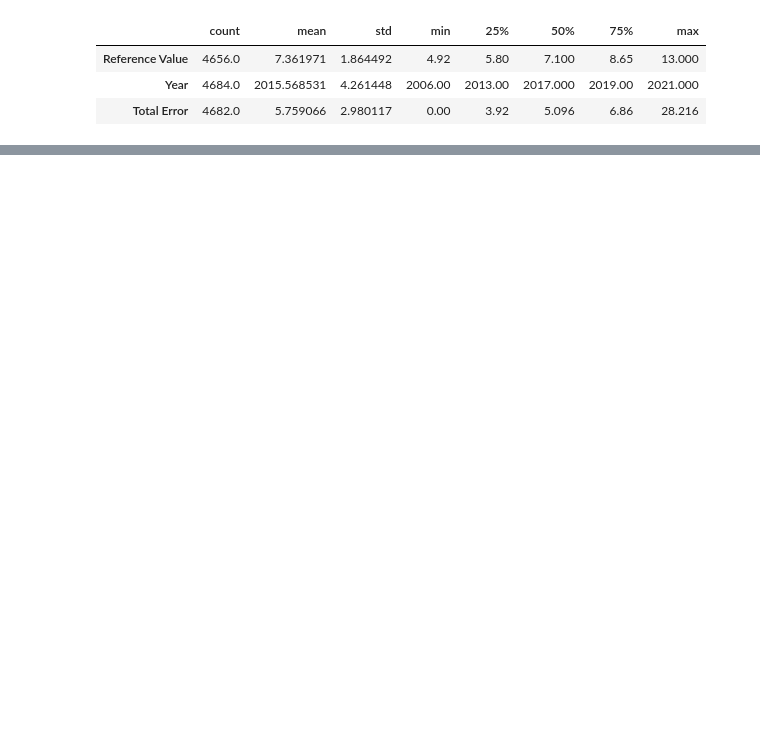
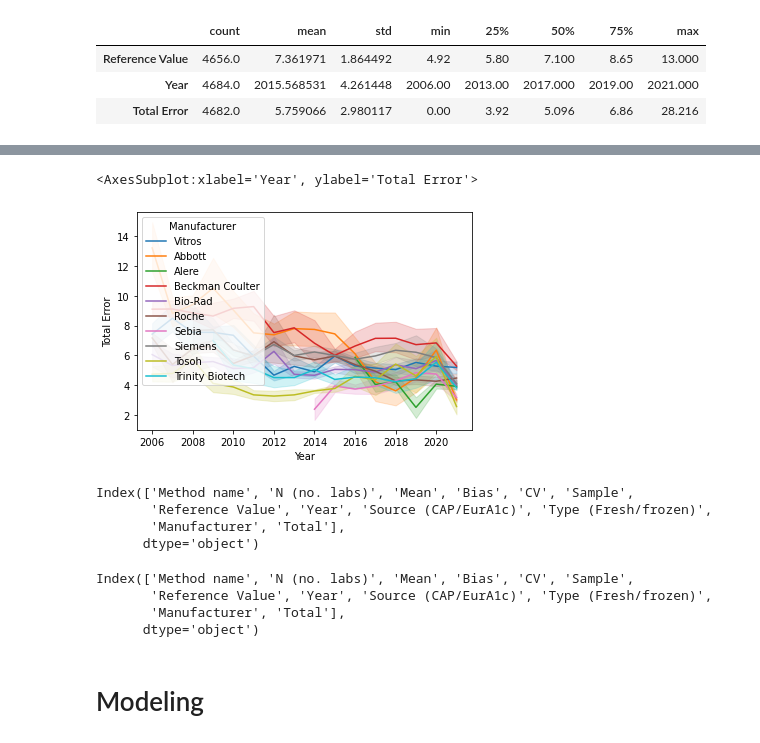
Before and after one commit to DSa-HbA1c/Predictions, a Jupyter notebook: Prediction._analyse.ipynb, the cells around one changed output, grey strips where cells are left out. Saved outputs shown, nothing was run; the diff lists cells and outputs as text; code cells hidden in the pictures; blank space fills up the shorter version.

```diff
--- a/Prediction._analyse.ipynb
+++ b/Prediction._analyse.ipynb
@@ -84,0 +137,4 @@ df.describe().transpose()
+# %%
+list_top10 = df['Manufacturer'].value_counts()[:10].index.tolist()
+top10_manufacturers = df.loc[df['Manufacturer'].isin(list)]
+top10_manufacturers['Manufacturer'].value_counts()
@@ -84,0 +183,25 @@ df.describe().transpose()
+# %%
+sns.lineplot(x="Year", y="Total Error",
+             hue="Manufacturer",
+             data=top10_manufacturers)
+# %% [output]
+<AxesSubplot:xlabel='Year', ylabel='Total Error'>
+[figure, added]
+# %%
+top10_manufacturers.columns = top10_manufacturers.columns.str.replace('Total Error', 'Total')
+top10_manufacturers.columns
+# %% [output]
+Index(['Method name', 'N (no. labs)', 'Mean', 'Bias', 'CV', 'Sample',
+       'Reference Value', 'Year', 'Source (CAP/EurA1c)', 'Type (Fresh/frozen)',
+       'Manufacturer', 'Total'],
+      dtype='object')
+# %%
+Siemens.columns = Siemens.columns.str.replace('Total Error', 'Total')
+Siemens.columns
+# %% [output]
+Index(['Method name', 'N (no. labs)', 'Mean', 'Bias', 'CV', 'Sample',
+       'Reference Value', 'Year', 'Source (CAP/EurA1c)', 'Type (Fresh/frozen)',
+       'Manufacturer', 'Total'],
+      dtype='object')
+# %% [markdown]
+# Modeling
```
Also changed, not shown: parts of 12 cells of this notebook.
